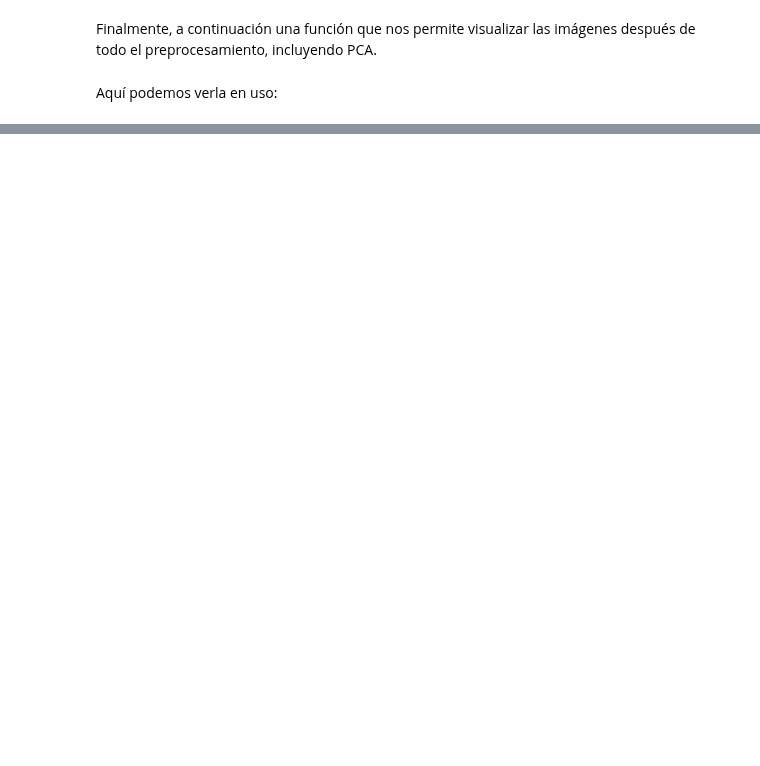
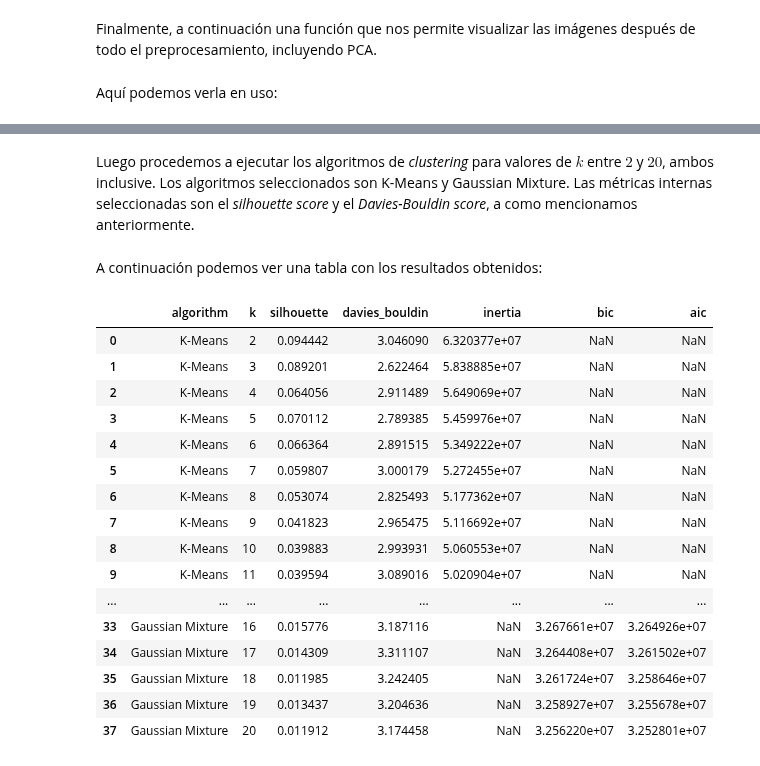
Before and after one commit to datwaft/aprendizaje_automatico, a Jupyter notebook: Trabajo_Corto_3/Trabajo_Corto_3.ipynb, the cells around one changed output, grey strips where cells are left out. Saved outputs shown, nothing was run; the diff lists cells and outputs as text; code cells hidden in the pictures; blank space fills up the shorter version.

```diff
--- a/Trabajo_Corto_3/Trabajo_Corto_3.ipynb
+++ b/Trabajo_Corto_3/Trabajo_Corto_3.ipynb
@@ -342,0 +363,2 @@ plt.show()
+# %% [markdown]
+Luego procedemos a ejecutar los algoritmos de _clustering_ para valores de $k$ entre $2$ y $20$, ambos inclusive. Los algoritmos seleccionados son K-Means y Gaussian Mixture. Las métricas internas seleccionadas son el _silhouette score_ y el _Davies-Bouldin score_, a como mencionamos anteriormente.
@@ -342,0 +419,23 @@ plt.show()
+# %% [markdown]
+A continuación podemos ver una tabla con los resultados obtenidos:
+# %%
+results_df = pd.DataFrame(results)
+display(results_df)
+# %% [output]
+|  | algorithm | k | silhouette | davies_bouldin | inertia | bic | aic |
+| 0 | K-Means | 2 | 0.094442 | 3.046090 | 6.320377e+07 | NaN | NaN |
+| 1 | K-Means | 3 | 0.089201 | 2.622464 | 5.838885e+07 | NaN | NaN |
+| 2 | K-Means | 4 | 0.064056 | 2.911489 | 5.649069e+07 | NaN | NaN |
+| 3 | K-Means | 5 | 0.070112 | 2.789385 | 5.459976e+07 | NaN | NaN |
+| 4 | K-Means | 6 | 0.066364 | 2.891515 | 5.349222e+07 | NaN | NaN |
+| 5 | K-Means | 7 | 0.059807 | 3.000179 | 5.272455e+07 | NaN | NaN |
+| 6 | K-Means | 8 | 0.053074 | 2.825493 | 5.177362e+07 | NaN | NaN |
+| 7 | K-Means | 9 | 0.041823 | 2.965475 | 5.116692e+07 | NaN | NaN |
+| 8 | K-Means | 10 | 0.039883 | 2.993931 | 5.060553e+07 | NaN | NaN |
+| 9 | K-Means | 11 | 0.039594 | 3.089016 | 5.020904e+07 | NaN | NaN |
+| ... | ... | ... | ... | ... | ... | ... | ... |
+| 33 | Gaussian Mixture | 16 | 0.015776 | 3.187116 | NaN | 3.267661e+07 | 3.264926e+07 |
+| 34 | Gaussian Mixture | 17 | 0.014309 | 3.311107 | NaN | 3.264408e+07 | 3.261502e+07 |
+| 35 | Gaussian Mixture | 18 | 0.011985 | 3.242405 | NaN | 3.261724e+07 | 3.258646e+07 |
+| 36 | Gaussian Mixture | 19 | 0.013437 | 3.204636 | NaN | 3.258927e+07 | 3.255678e+07 |
+| 37 | Gaussian Mixture | 20 | 0.011912 | 3.174458 | NaN | 3.256220e+07 | 3.252801e+07 |
```
Also changed, not shown: parts of 15 cells of this notebook.
